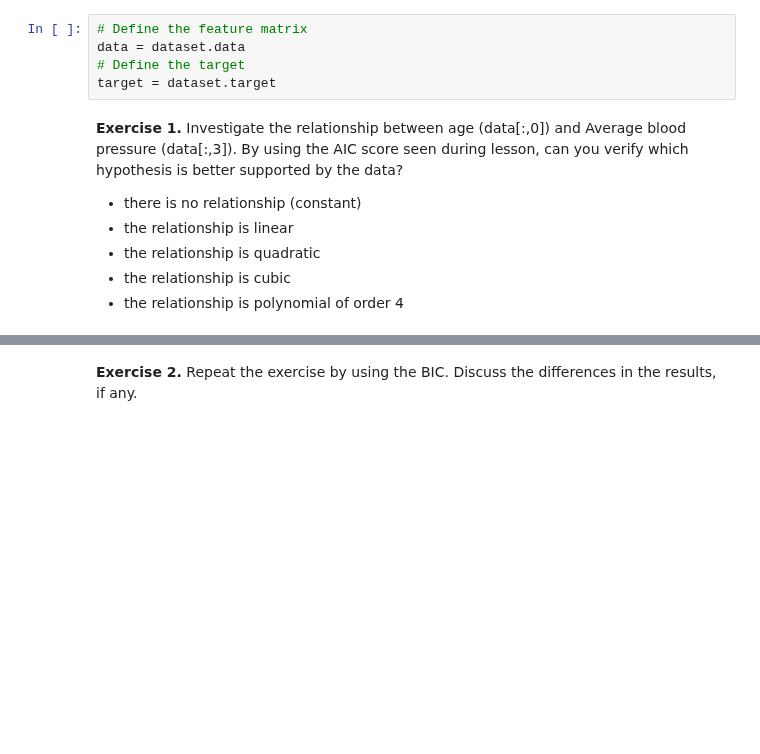
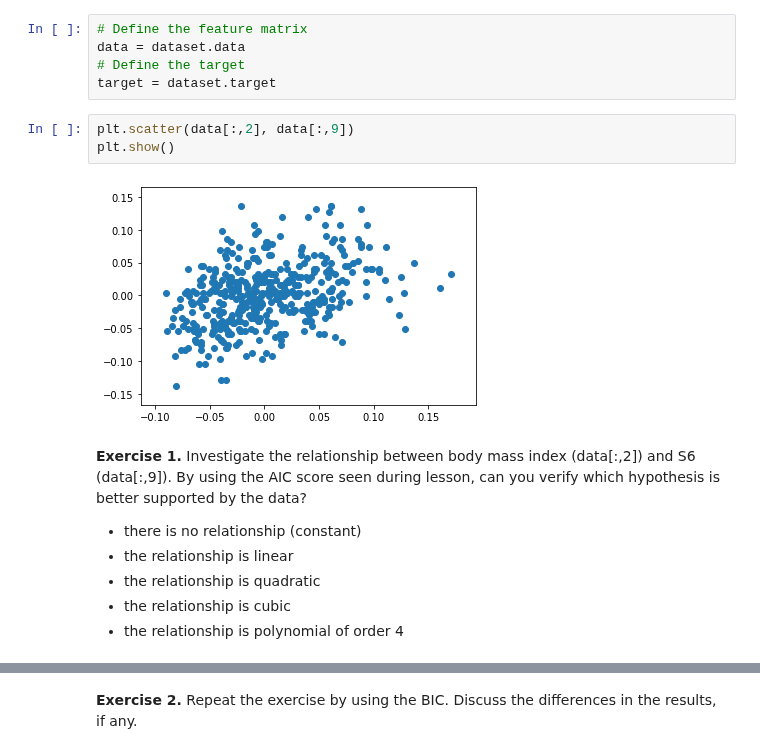
Before and after one commit to marcolorenzi/marcolorenzi.github.io, a Jupyter notebook: material/Resampling/Class_exercises.ipynb, the cells around one changed output, grey strips where cells are left out. Cells and saved outputs as stored; diff of their text form; blank space fills up the shorter version.

Commit message:
lesson 9 revised

```diff
--- a/material/Resampling/Class_exercises.ipynb
+++ b/material/Resampling/Class_exercises.ipynb
@@ -48,8 +48,13 @@ Bradley Efron, Trevor Hastie, Iain Johnstone and Robert Tibshirani (2004) "Least
 data = dataset.data
 # Define the target
 target = dataset.target
+# %%
+plt.scatter(data[:,2], data[:,9])
+plt.show()
+# %% [output]
+[figure, added]
 # %% [markdown]
-__Exercise 1.__ Investigate the relationship between age (data[:,0]) and Average blood pressure (data[:,3]). By using the AIC score seen during lesson, can you verify which hypothesis is better supported by the data?
+__Exercise 1.__ Investigate the relationship between body mass index (data[:,2]) and S6 (data[:,9]). By using the AIC score seen during lesson, can you verify which hypothesis is better supported by the data?
 
 - there is no relationship (constant)
 - the relationship is linear
```
Also changed, not shown: parts of 7 cells of this notebook.
